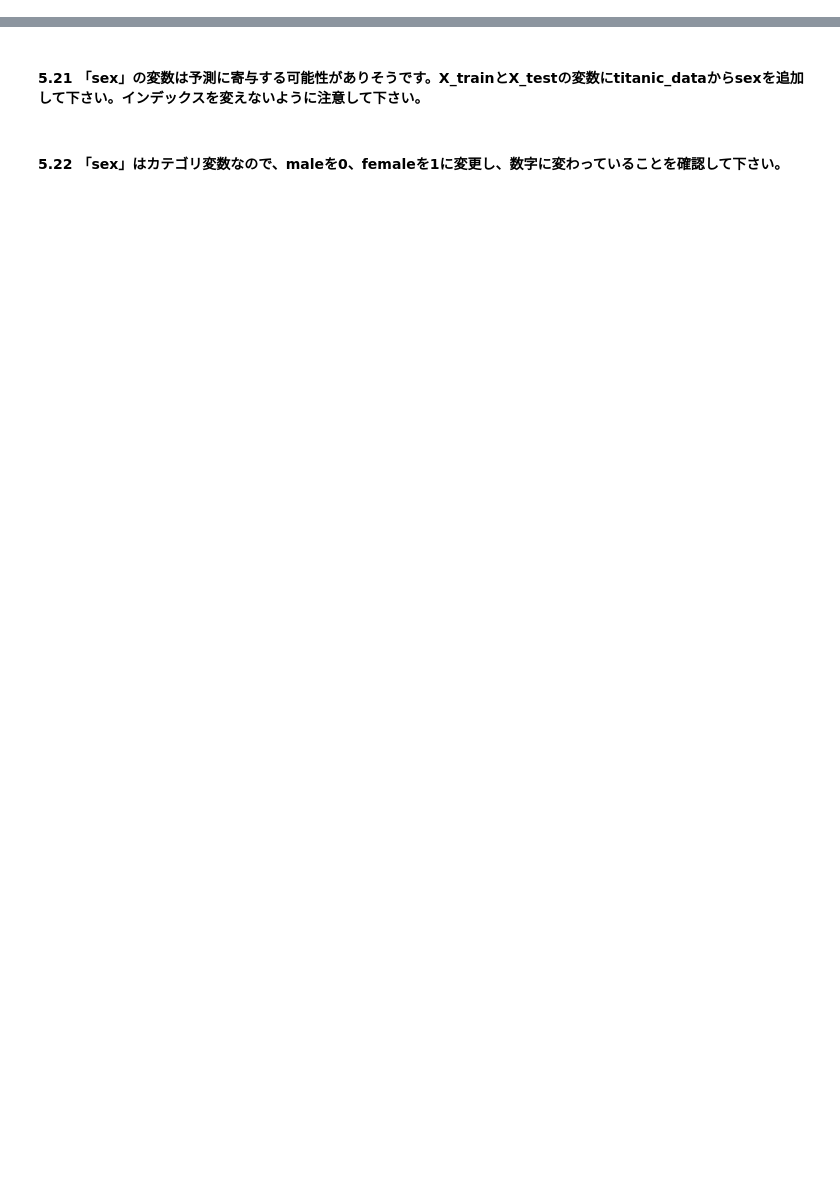
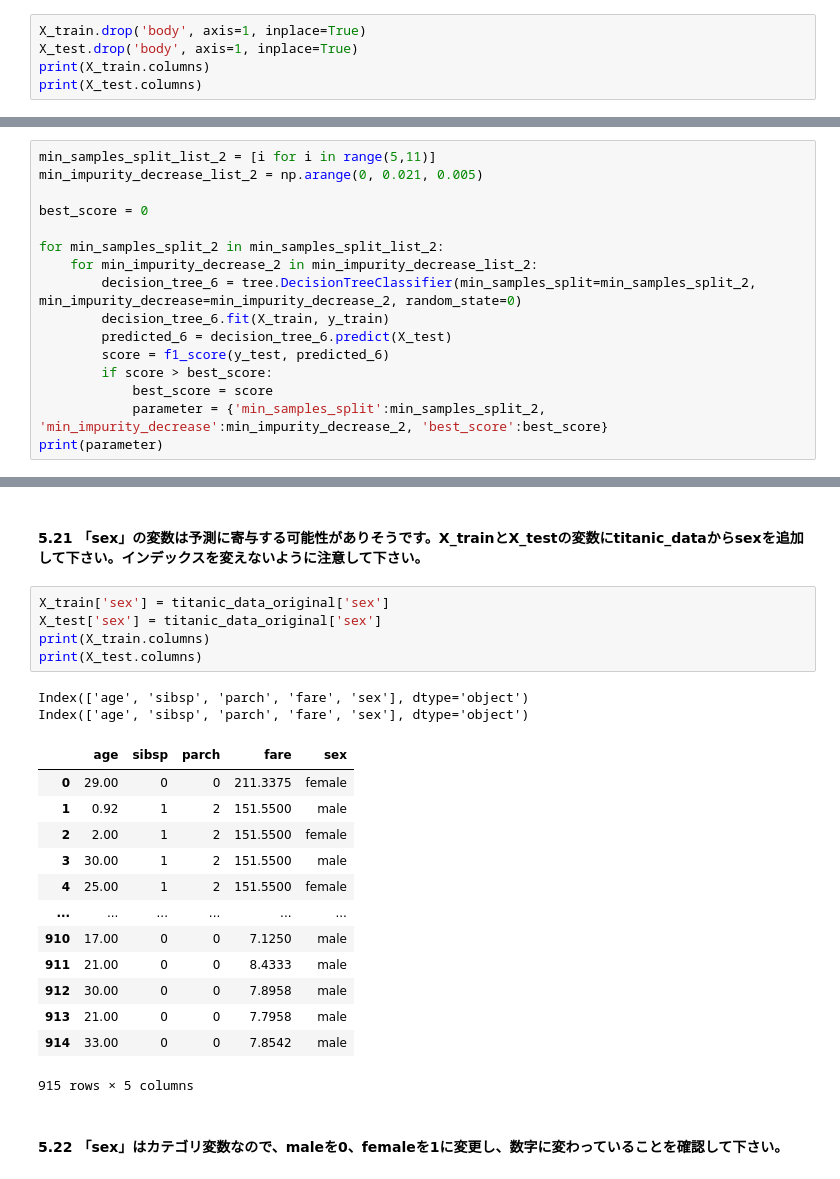
Before and after one commit to A24-N/googlecolaboratory, a Jupyter notebook: 04_machine_learning_editor.ipynb, the cells around one changed output, grey strips where cells are left out. Cells and saved outputs as stored; diff of their text form; blank space fills up the shorter version.

```diff
--- a/04_machine_learning_editor.ipynb
+++ b/04_machine_learning_editor.ipynb
@@ -512,2 +627,7 @@ DecisionTreeClassifier(max_depth=4, random_state=0)
 # %% [markdown]
 #### 5.18 パラメータをうまく設定することで精度が向上することが分かりました。様々なパラメータを試すことで、データに合ったモデルを作成することができます。次は、特徴量の観点でも考えてみましょう。「3.8」,「3.9」より「body」はあまり良い情報を持っていないことが確認できます。この変数を削除してみて下さい。
+# %%
+X_train.drop('body', axis=1, inplace=True)
+X_test.drop('body', axis=1, inplace=True)
+print(X_train.columns)
+print(X_test.columns)
@@ -514,2 +637,18 @@ DecisionTreeClassifier(max_depth=4, random_state=0)
 # %% [markdown]
 #### 5.19 「5.17」の処理を回して、ベストスコアを確認して下さい。
+# %%
+min_samples_split_list_2 = [i for i in range(5,11)]
+min_impurity_decrease_list_2 = np.arange(0, 0.021, 0.005)
+
+best_score = 0
+
+for min_samples_split_2 in min_samples_split_list_2:
+    for min_impurity_decrease_2 in min_impurity_decrease_list_2:
+        decision_tree_6 = tree.DecisionTreeClassifier(min_samples_split=min_samples_split_2, min_impurity_decrease=min_impurity_decrease_2, random_state=0)
+        decision_tree_6.fit(X_train, y_train)
+        predicted_6 = decision_tree_6.predict(X_test)
+        score = f1_score(y_test, predicted_6)
+        if score > best_score:
+            best_score = score
+            parameter = {'min_samples_split':min_samples_split_2, 'min_impurity_decrease':min_impurity_decrease_2, 'best_score':best_score}
+print(parameter)
@@ -518,4 +667,25 @@ DecisionTreeClassifier(max_depth=4, random_state=0)
 # %% [markdown]
 #### 5.21 「sex」の変数は予測に寄与する可能性がありそうです。X_trainとX_testの変数にtitanic_dataからsexを追加して下さい。インデックスを変えないように注意して下さい。
+# %%
+X_train['sex'] = titanic_data_original['sex']
+X_test['sex'] = titanic_data_original['sex']
+print(X_train.columns)
+print(X_test.columns)
+# %% [output]
+Index(['age', 'sibsp', 'parch', 'fare', 'sex'], dtype='object')
+Index(['age', 'sibsp', 'parch', 'fare', 'sex'], dtype='object')
+|  | age | sibsp | parch | fare | sex |
+| 0 | 29.00 | 0 | 0 | 211.3375 | female |
+| 1 | 0.92 | 1 | 2 | 151.5500 | male |
+| 2 | 2.00 | 1 | 2 | 151.5500 | female |
+| 3 | 30.00 | 1 | 2 | 151.5500 | male |
+| 4 | 25.00 | 1 | 2 | 151.5500 | female |
+| ... | ... | ... | ... | ... | ... |
+| 910 | 17.00 | 0 | 0 | 7.1250 | male |
+| 911 | 21.00 | 0 | 0 | 8.4333 | male |
+| 912 | 30.00 | 0 | 0 | 7.8958 | male |
+| 913 | 21.00 | 0 | 0 | 7.7958 | male |
+| 914 | 33.00 | 0 | 0 | 7.8542 | male |
+915 rows × 5 columns
 # %% [markdown]
 #### 5.22 「sex」はカテゴリ変数なので、maleを0、femaleを1に変更し、数字に変わっていることを確認して下さい。
```
Also changed, not shown: parts of 50 cells of this notebook.
